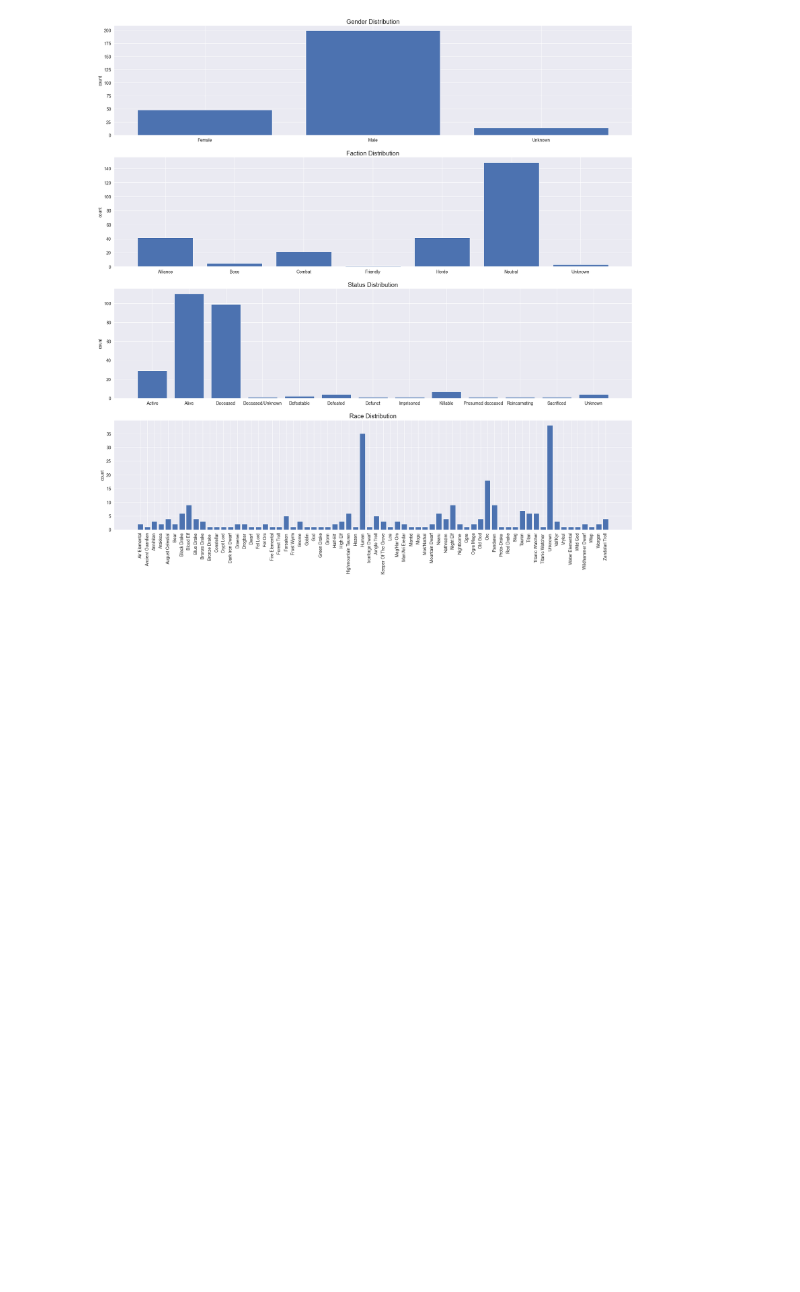
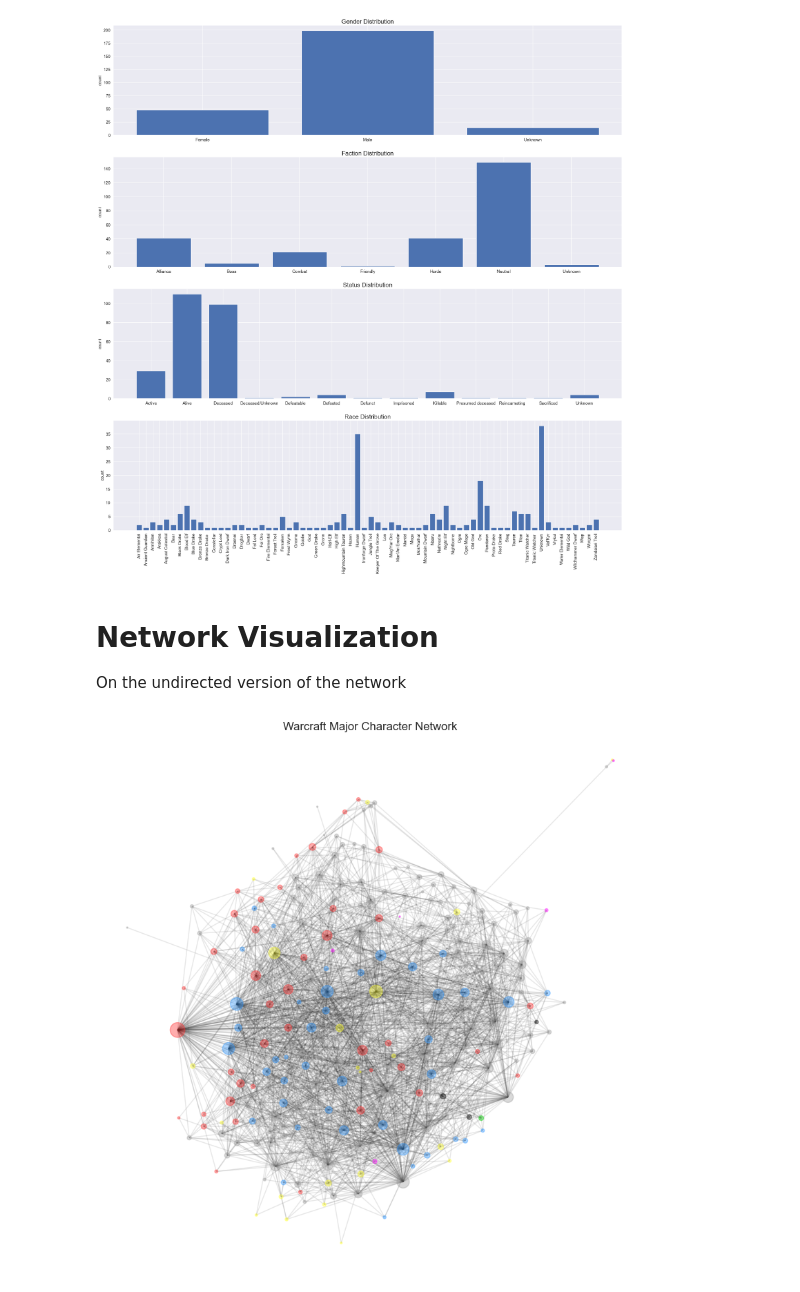
Before and after one commit to simonamtoft/warcraft-major-character-analysis, a Jupyter notebook: Graph Analysis.ipynb, the cells around one changed output. Drawn from its saved outputs; the diff is of its cells as text; code cells hidden in the pictures; blank space fills up the shorter version.

Commit message:
save visualizations + add some more

```diff
--- a/Graph Analysis.ipynb
+++ b/Graph Analysis.ipynb
@@ -12,10 +13,17 @@ If you do not have these two graph files, run the `create_wow_graph.py` python s
 G = nx.read_gexf('./saved_graphs/G_wow.gexf')
 Gcc = nx.read_gexf('./saved_graphs/Gcc_wow.gexf')
 
+# get the undirected version of the GCC
+Gcc_u = Gcc.to_undirected().copy()
+
+# get node and edge lists of Gcc
+node_list = np.array(list(Gcc.nodes))
+edge_list = np.array(list(Gcc.edges))
+
 # print quick info
 print(f'\t\tG\tGcc')
-print(f"# of nodes:\t{len(list(G.nodes))}\t{len(list(Gcc.nodes))}")
-print(f"# of links:\t{len(list(G.edges))}\t{len(list(Gcc.edges))}")
+print(f"# of nodes:\t{len(list(G.nodes))}\t{len(node_list)}")
+print(f"# of links:\t{len(list(G.edges))}\t{len(edge_list)}")
 # %% [output]
                 G       Gcc
 # of nodes:     264     261
@@ -70,3 +100,6 @@ for i, aname in enumerate(attr_names):
 plt.show()
 # %% [output]
 [figure]
+# %% [markdown]
+# Network Visualization
+On the undirected version of the network
@@ -72,0 +148,35 @@ plt.show()
+# %%
+# Setup FA2 w. parameters
+forceatlas2 = ForceAtlas2(
+    # Behavior alternatives
+    outboundAttractionDistribution=True,    # Dissuade hubs
+    edgeWeightInfluence=1.0,
+
+    # Performance
+    jitterTolerance=1.0,  # Tolerance
+    barnesHutOptimize=True,
+    barnesHutTheta=1.2,
+
+    # Tuning
+    scalingRatio=2.0,
+    strongGravityMode=True,
+    gravity=1.0,
+
+    # Log
+    verbose=False
+)
+
+# compute node positions with the fa algorithm
+node_pos = forceatlas2.forceatlas2_networkx_layout(Gcc_u, pos=None, iterations=2000)
+# %%
+plt.figure(figsize=(10, 10))
+nx.draw_networkx_nodes(Gcc_u, node_pos, node_size=node_sizes, node_color=node_colors, alpha=0.4)
+nx.draw_networkx_edges(Gcc_u, node_pos,
+# edge_color=edge_colors,
+alpha=0.1)
+plt.title('Warcraft Major Character Network')
+plt.axis('off')
+plt.savefig('./visualizations/network.png')
+plt.show()
+# %% [output]
+[figure, added]
```
Also changed, not shown: parts of 7 cells of this notebook, 3 other files.
